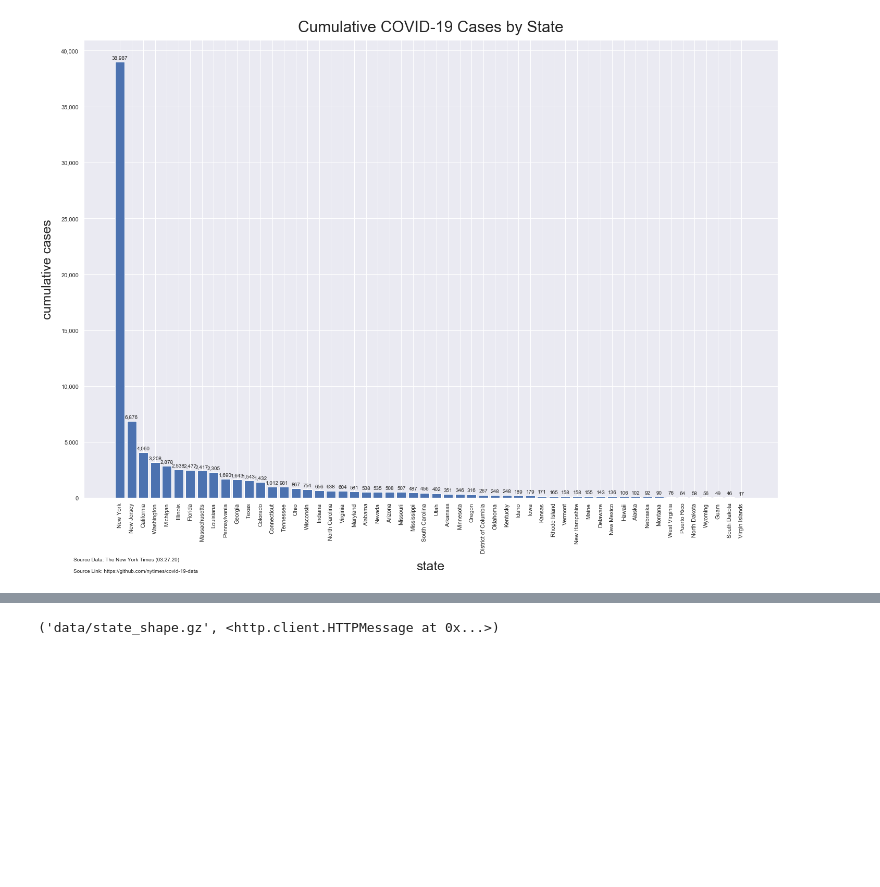
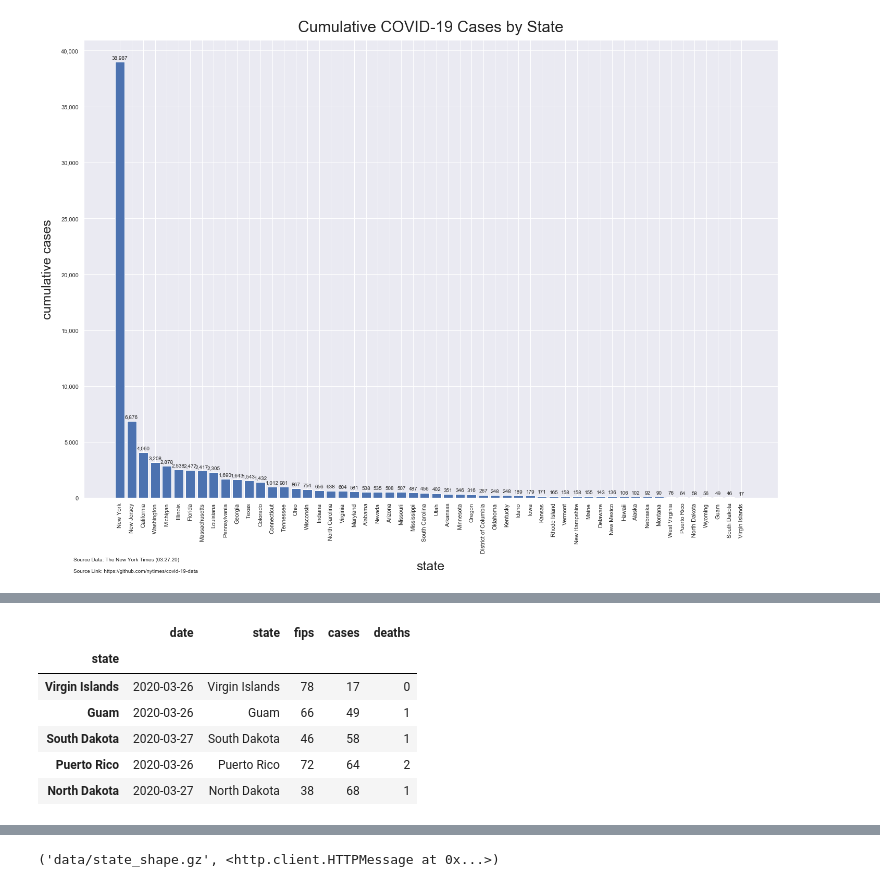
Before and after one commit to mebauer/covid-19-states, a Jupyter notebook: covid-19-data.ipynb, the cells around one changed output, grey strips where cells are left out. Drawn from its saved outputs; the diff is of its cells as text; code cells hidden in the pictures; blank space fills up the shorter version.

```diff
--- a/covid-19-data.ipynb
+++ b/covid-19-data.ipynb
@@ -468,0 +470,10 @@ plt.savefig('figures/nyt-covid-19-data-barh-032720')
+# %%
+bar.head()
+# %% [output]
+|  | date | state | fips | cases | deaths |
+| state |  |  |  |  |  |
+| Virgin Islands | 2020-03-26 | Virgin Islands | 78 | 17 | 0 |
+| Guam | 2020-03-26 | Guam | 66 | 49 | 1 |
+| South Dakota | 2020-03-27 | South Dakota | 46 | 58 | 1 |
+| Puerto Rico | 2020-03-26 | Puerto Rico | 72 | 64 | 2 |
+| North Dakota | 2020-03-27 | North Dakota | 38 | 68 | 1 |
```
Also changed, not shown: parts of 8 cells of this notebook, 6 other files.
